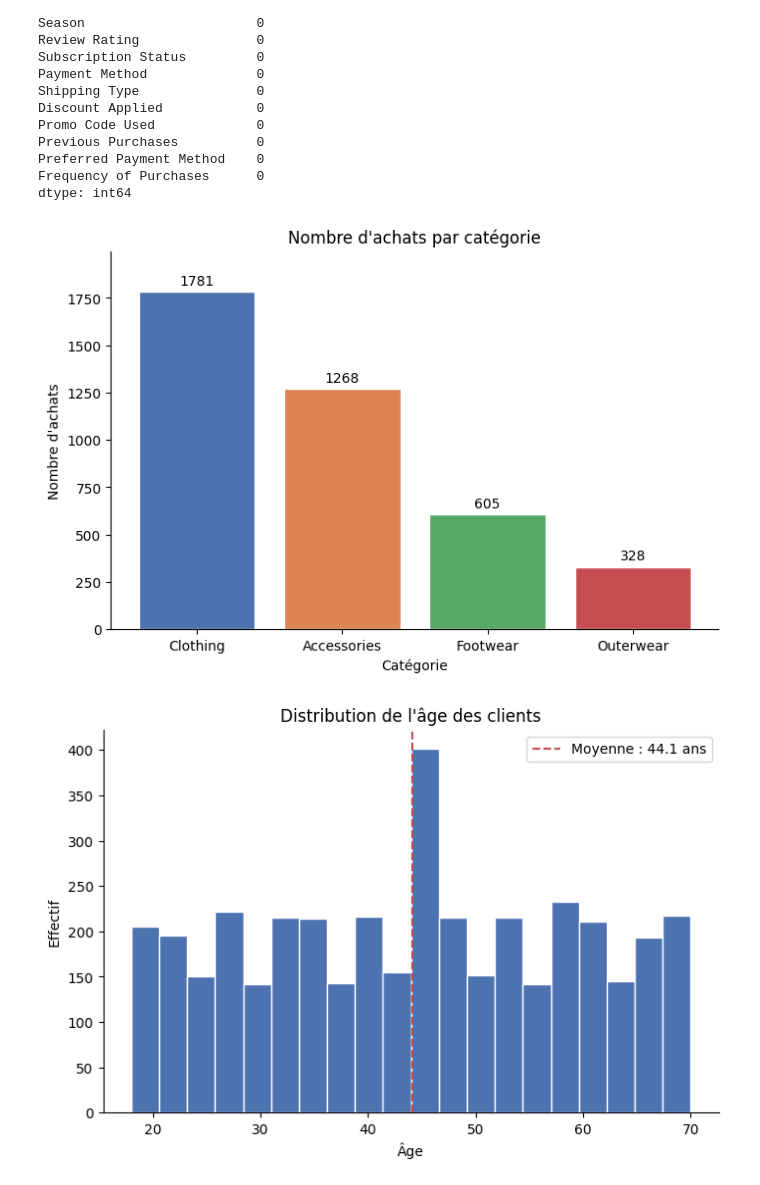
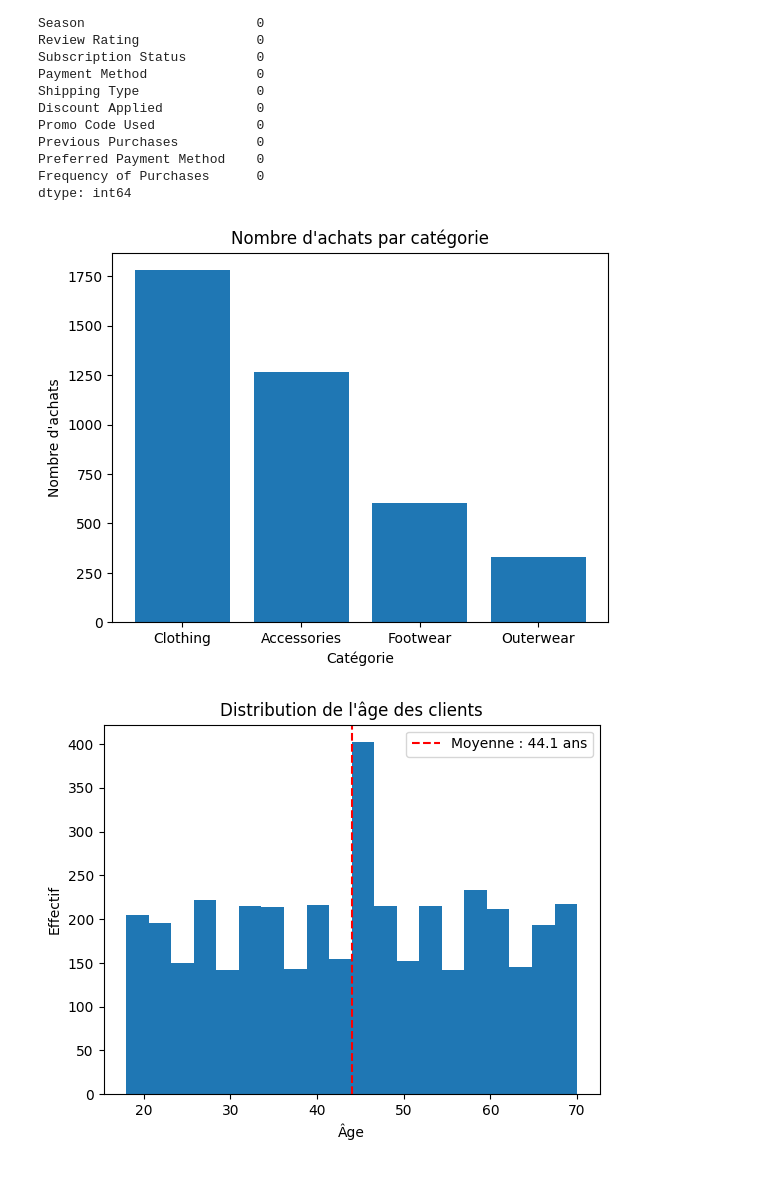
Before and after one commit to HediHachicha/Projet-DS, a Jupyter notebook: projet.ipynb, the cells around one changed output. Saved outputs shown, nothing was run; the diff lists cells and outputs as text; code cells hidden in the pictures.

Commit message:
Correct Graphs

```diff
--- a/projet.ipynb
+++ b/projet.ipynb
@@ -164,44 +164,21 @@ import matplotlib.pyplot as plt
 import streamlit as st
 # %%
 cat_counts = df['Category'].value_counts()
-
-
-fig, ax = plt.subplots(figsize=(8, 5))
-
-
-colors = ['#4C72B0', '#DD8452', '#55A868', '#C44E52']
-bars = ax.bar(cat_counts.index, cat_counts.values, color=colors, edgecolor='white')
-
-
-ax.bar_label(bars, padding=3)
-
-ax.set_title("Nombre d'achats par catégorie")
-ax.set_xlabel('Catégorie')
-ax.set_ylabel("Nombre d'achats")
-
-
-ax.spines[['top', 'right']].set_visible(False)
-ax.set_ylim(0, cat_counts.max() * 1.12)
-
+plt.bar(cat_counts.index, cat_counts.values)
+plt.title("Nombre d'achats par catégorie")
+plt.xlabel("Catégorie")
+plt.ylabel("Nombre d'achats")
 plt.show()
 # %% [output]
-[figure, old version]
+[figure, new version]
 # %%
-fig, ax = plt.subplots(figsize=(8, 5))
-
-ax.hist(df['Age'], bins=20, color='#4C72B0', edgecolor='white')
-
-ax.axvline(df['Age'].mean(), color='#C44E52', linestyle='--', label=f"Moyenne : {df['Age'].mean():.1f} ans")
-
-ax.set_title("Distribution de l'âge des clients")
-ax.set_xlabel('Âge')
-ax.set_ylabel('Effectif')
-
-ax.spines[['top', 'right']].set_visible(False)
-
-ax.legend()
-
+plt.hist(df['Age'], bins=20)
+plt.axvline(df['Age'].mean(), color='red', linestyle='--', label=f"Moyenne : {df['Age'].mean():.1f} ans")
+plt.title("Distribution de l'âge des clients")
+plt.xlabel("Âge")
+plt.ylabel("Effectif")
+plt.legend()
 plt.show()
 # %% [output]
-[figure, old version]
+[figure, new version]
 # %%
```
Also changed, not shown: parts of 5 cells of this notebook.
